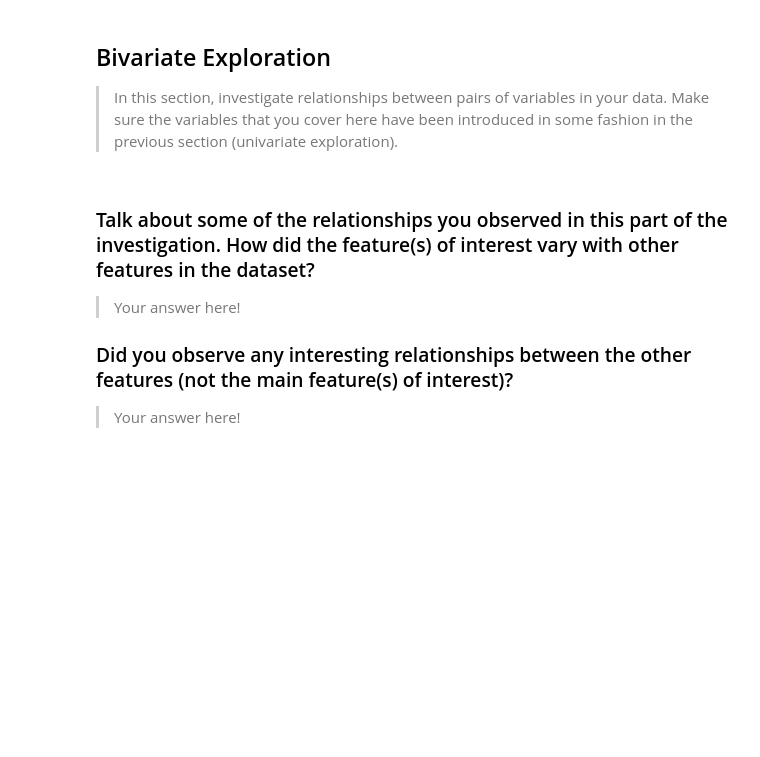
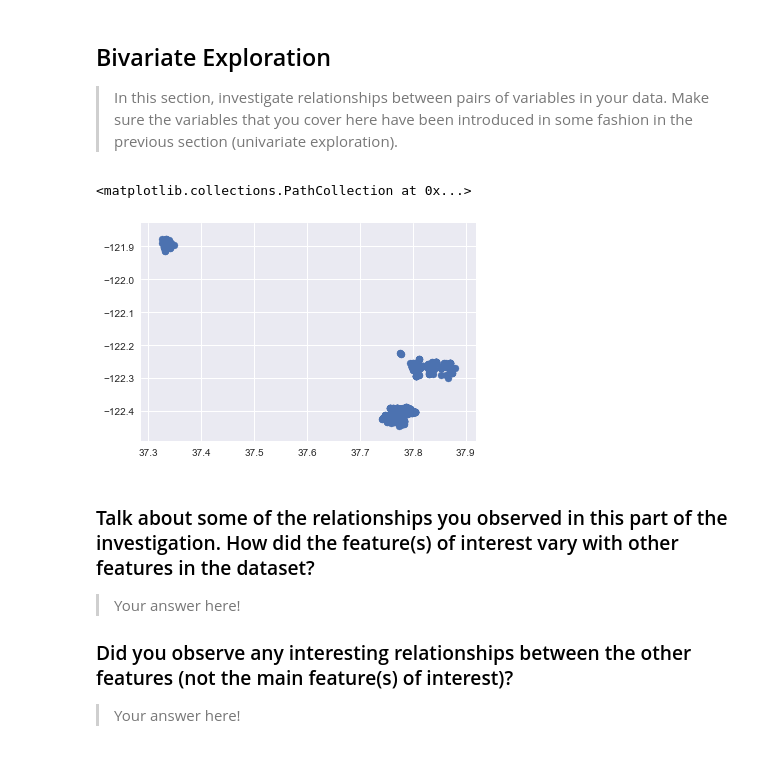
Before and after one commit to infoStunde/DAND-Project5, a Jupyter notebook: exploration_template.ipynb, the cells around one changed output. Saved outputs shown, nothing was run; the diff lists cells and outputs as text; code cells hidden in the pictures; blank space fills up the shorter version.

```diff
--- a/exploration_template.ipynb
+++ b/exploration_template.ipynb
@@ -167,3 +154,10 @@ rides.
+# %%
+limit=rides[0:10000]
+
+plt.scatter(data =limit, x='start_station_latitude' , y='start_station_longitude')
+# %% [output]
+<matplotlib.collections.PathCollection at 0x...>
+[figure, added]
 # %% [markdown]
 ### Talk about some of the relationships you observed in this part of the investigation. How did the feature(s) of interest vary with other features in the dataset?
 
```
Also changed, not shown: parts of 3 cells of this notebook, 1 other file.
